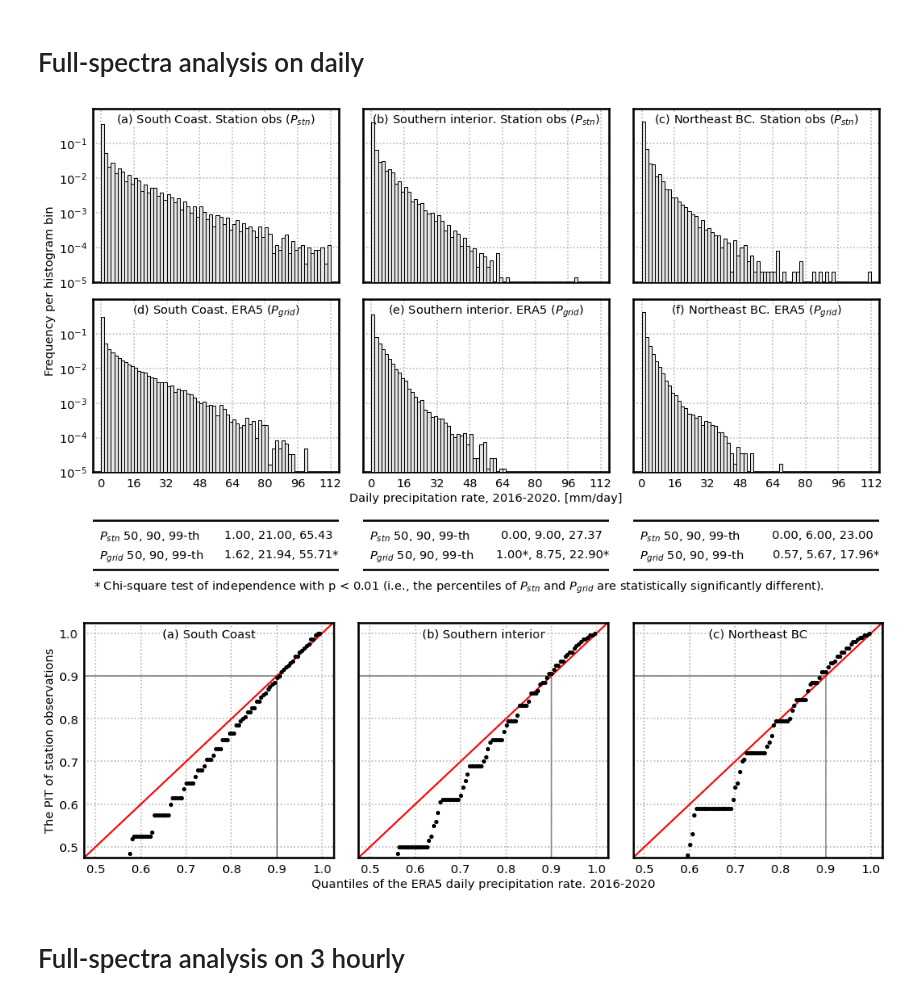
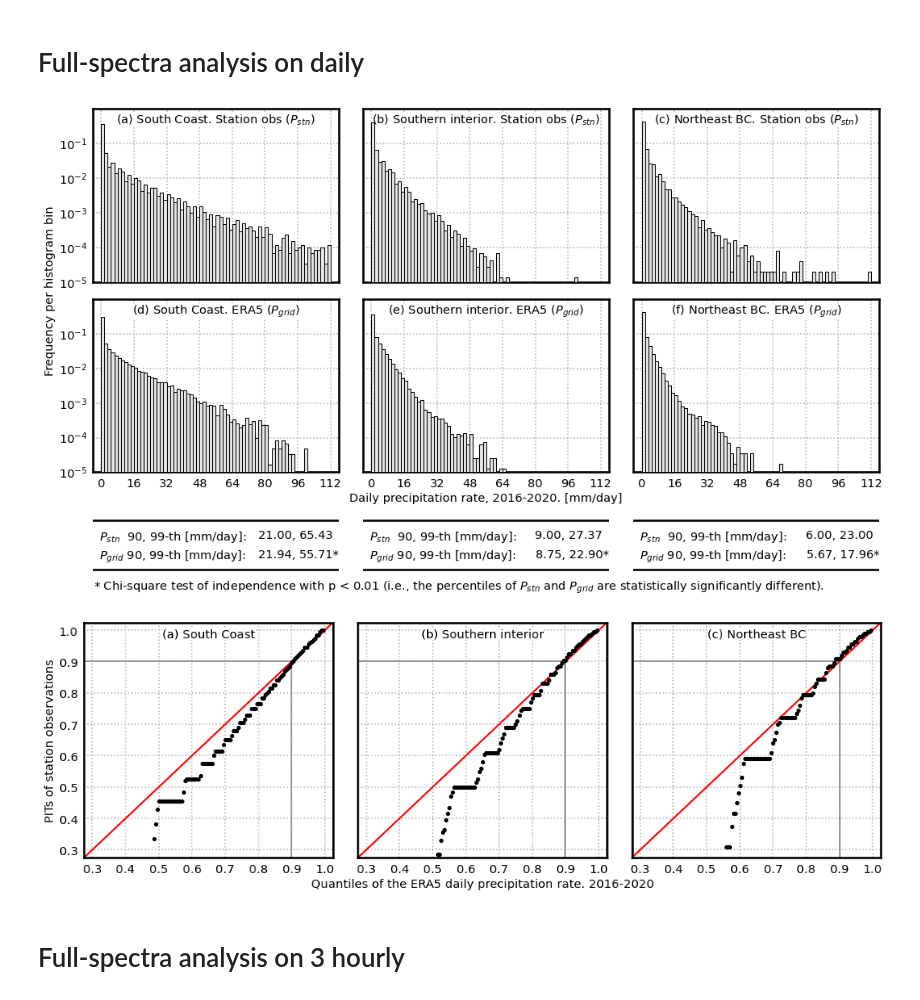
Before and after one commit to yingkaisha/rainbow, a Jupyter notebook: publish/PLOT_BCH_ERA5_stats_comparisons.ipynb, the cells around one changed output. Drawn from its saved outputs; the diff is of its cells as text; code cells hidden in the pictures.

```diff
--- a/publish/PLOT_BCH_ERA5_stats_comparisons.ipynb
+++ b/publish/PLOT_BCH_ERA5_stats_comparisons.ipynb
@@ -413,25 +413,19 @@ for i, ax in enumerate(AX_a):
     temp1 = temp1[~flag_nan]
     temp2 = temp2[~flag_nan]
 
-    AX_a[i].text(0.025, 0.775, r'$P_{stn}$ 50, 90, 99-th',
+    AX_a[i].text(0.025, 0.775, r'$P_{stn}$  90, 99-th [mm/day]:',
                  ha='left', va='top', fontsize=14, transform=AX_a[i].transAxes)
-    AX_a[i].text(0.975, 0.775, '{:.2f}, {:.2f}, {:.2f}'.format(np.quantile(temp1, 0.5),
-                                                               np.quantile(temp1, 0.9),
-                                                               np.quantile(temp1, 0.99)),
+    AX_a[i].text(0.975, 0.775, '{:.2f}, {:.2f}'.format(np.quantile(temp1, 0.9),
+                                                       np.quantile(temp1, 0.99)),
                  ha='right', va='top', fontsize=14, transform=AX_a[i].transAxes)
 
-    AX_a[i].text(0.025, 0.425, r'$P_{grid}$ 50, 90, 99-th',
+    AX_a[i].text(0.025, 0.425, r'$P_{grid}$ 90, 99-th [mm/day]:',
                  ha='left', va='top', fontsize=14, transform=AX_a[i].transAxes)
-    if i == 1:
-        AX_a[i].text(1.0, 0.425, '{:.2f}*, {:.2f}, {:.2f}*'.format(np.quantile(temp2, 0.5),
-                                                                   np.quantile(temp2, 0.9),
-                                                                   np.quantile(temp2, 0.99)),
-                     ha='right', va='top', fontsize=14, transform=AX_a[i].transAxes)
-    else:
-        AX_a[i].text(1.0, 0.425, '{:.2f}, {:.2f}, {:.2f}*'.format(np.quantile(temp2, 0.5),
-                                                                   np.quantile(temp2, 0.9),
-                                                                   np.quantile(temp2, 0.99)),
-                     ha='right', va='top', fontsize=14, transform=AX_a[i].transAxes)
+
+    AX_a[i].text(1.0, 0.425, '{:.2f}, {:.2f}*'.format(np.quantile(temp2, 0.9),
+                                                      np.quantile(temp2, 0.99)),
+                 ha='right', va='top', fontsize=14, transform=AX_a[i].transAxes)
+
 
     AX_a[i].axhline(y=0.95, xmin=0, xmax=1.0, color='k', linewidth=2.5)
     AX_a[i].axhline(y=0.05, xmin=0, xmax=1.0, color='k', linewidth=2.5)
@@ -452,7 +446,7 @@ if need_publish:
     # Save figure
     fig.savefig(fig_dir+'AnEn_BCH_ERA5_part1.png', format='png', **fig_keys)
 # %% [output]
-[figure, old version]
+[figure, new version]
 # %%
 fig = plt.figure(figsize=(13, 13/3-0.5), dpi=dpi_)
 gs = gridspec.GridSpec(1, 3, height_ratios=[1,], width_ratios=[1, 1, 1])
@@ -473,39 +467,41 @@ TITLE = ['(a) South Coast',
 for i, ax in enumerate(AX):
     ax = gu.ax_decorate_box(ax)
     ax.grid(linestyle=':', linewidth=1.5)
     ax.tick_params(labelbottom=True)
-    ax.set_ylim([0.475, 1.025])
-    ax.set_xlim([0.475, 1.025])
-    ax.hlines(0.9, xmin=0.475, xmax=0.9, color='gray', linewidth=1.5)
-    ax.vlines(0.9, ymin=0.475, ymax=0.9, color='gray', linewidth=1.5)
+    ax.set_ylim([0.275, 1.025])
+    ax.set_xlim([0.275, 1.025])
+    ax.set_yticks([0.3, 0.4, 0.5, 0.6, 0.7, 0.8, 0.9, 1.0])
+    ax.set_xticks([0.3, 0.4, 0.5, 0.6, 0.7, 0.8, 0.9, 1.0])
+    ax.hlines(0.9, xmin=0.275, xmax=0.9, color='gray', linewidth=1.5)
+    ax.vlines(0.9, ymin=0.275, ymax=0.9, color='gray', linewidth=1.5)
     handle_text.append(ax.text(0.5, 0.975, TITLE[i], ha='center', va='top', fontsize=14, transform=ax.transAxes))
     if i == 1:
         ax.set_xlabel('Quantiles of the ERA5 daily precipitation rate. 2016-2020', fontsize=14)
     if i == 0:
-        ax.set_ylabel('The PIT of station observations', fontsize=14)
+        ax.set_ylabel('PITs of station observations', fontsize=14)
 ax0.tick_params(labelleft=True)
 
 fake_x = np.linspace(0, 2, 100) # ref line
 
 for i, key in enumerate(['sw', 'si', 'n']):
     AX[i].plot(q_bins, PIT[key], 'k.', ms=10, mew=0, zorder=4)
     AX[i].plot(fake_x, fake_x, 'r-', lw=2.0)
 
 for handle in handle_text:
     handle.set_bbox(dict(facecolor='w', pad=0, edgecolor='none', zorder=6))
 
 # ax_t1 = fig.add_axes([0.001, -0.2, 0.999, 0.03])
 # ax_t1.set_axis_off()
 # handle_text.append(ax_t1.text(0.0, 1,
 #                               'The Probability Integral Transform (PIT) is shown from 0.5 to 1.0.\n'+\
 #                               'Precipitation values within [0, 0.5] quantile ranges have massive zeros and are not strcikly continuous.',
 #                               ha='left', va='top', fontsize=14, transform=ax_t1.transAxes))
 
 if need_publish:
     # Save figure
     fig.savefig(fig_dir+'AnEn_BCH_ERA5_part3.png', format='png', **fig_keys)
 # %% [output]
-[figure, old version]
+[figure, new version]
 # %% [markdown]
 # Full-spectra analysis on 3 hourly
 # %%
```
Also changed, not shown: parts of 1 cell of this notebook.
